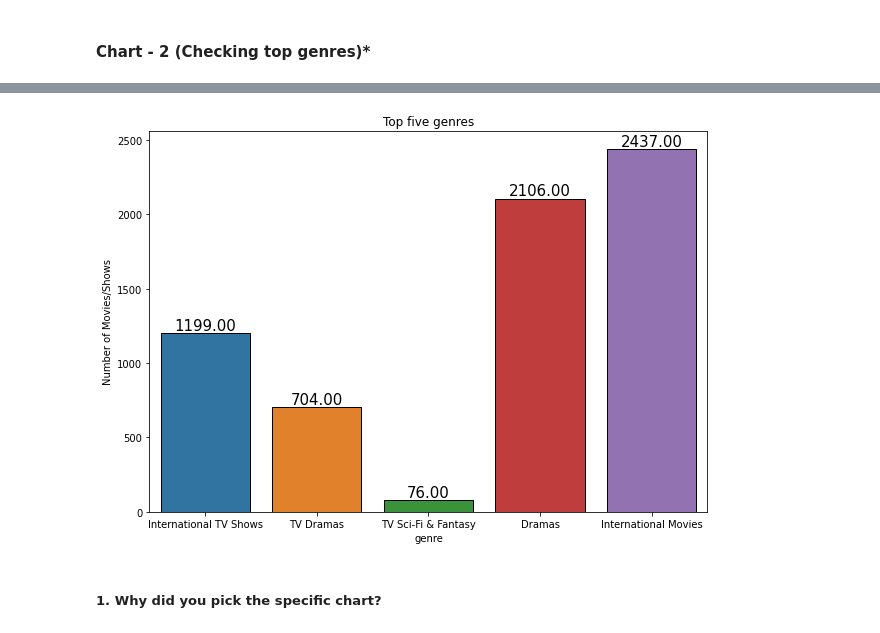
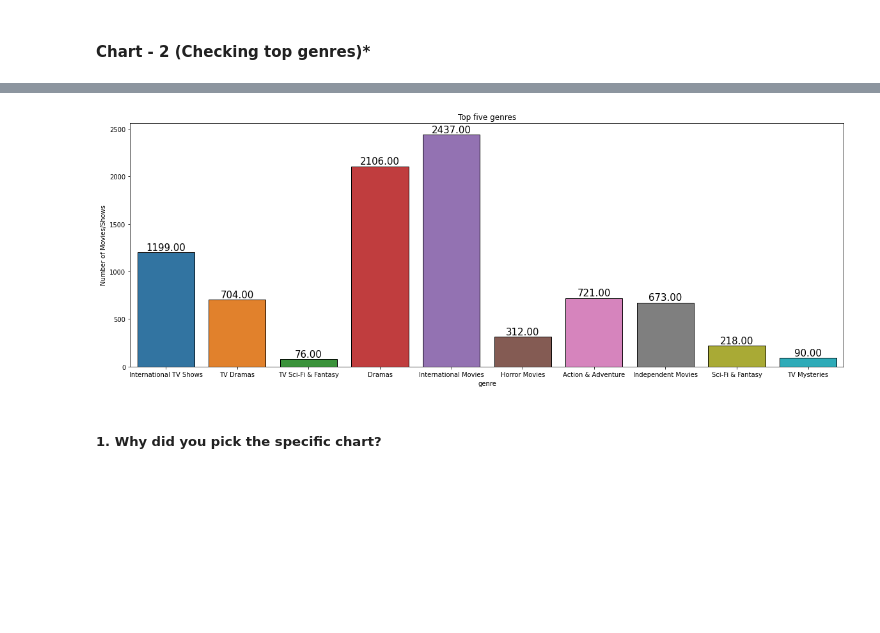
Before and after one commit to manjirikulkarni03/NETFLIX-MOVIES-AND-TV-SHOWS-CLUSTERING, a Jupyter notebook: INDIVIDUAL_NETFLIX_MOVIES_AND_TV_SHOWS_CLUSTERING.ipynb, the cells around one changed output, grey strips where cells are left out. Cells and saved outputs as stored; diff of their text form; code cells hidden in the pictures; blank space fills up the shorter version.

```diff
--- a/INDIVIDUAL_NETFLIX_MOVIES_AND_TV_SHOWS_CLUSTERING.ipynb
+++ b/INDIVIDUAL_NETFLIX_MOVIES_AND_TV_SHOWS_CLUSTERING.ipynb
@@ -400,0 +398,10 @@ By looking at above positively impacting features diagnostic or fitness company
+# %%
+# Word cloud for title
+title_word_cloud = netflix['title']
+text_title = " ".join(word for word in title_word_cloud)
+stopwords = set(STOPWORDS)
+wordcloud_title = WordCloud(stopwords = stopwords, background_color="pink").generate(text_title)
+plt.rcParams["figure.figsize"] = (14,6)
+plt.imshow(wordcloud_title, interpolation = 'bilinear')
+plt.axis("off")
+plt.show()
@@ -463,18 +475,18 @@ genre_df.sort_values('Number of Movies/Shows', ascending =True)[:5]
 # %%
-# Top 5 genres
-plt.figure(figsize=(10,7))
+# Top 10 genres
+plt.figure(figsize=(20,7))
 
 
-plots=sns.barplot(x=genre_df['genre'][:5],y=genre_df['Number of Movies/Shows'][:5],edgecolor='black')
+plots=sns.barplot(x=genre_df['genre'][:10],y=genre_df['Number of Movies/Shows'][:10],edgecolor='black')
 for bar in plots.patches:
     plots.annotate(format(bar.get_height(), '.2f'),
                    (bar.get_x() + bar.get_width() / 2,
                     bar.get_height()), ha='center', va='center',
                    size=15, xytext=(0, 8),
                    textcoords='offset points')
     plt.title('Top five genres')
 # %% [output]
-[figure, old version]
+[figure, new version]
 # %% [markdown]
 ##### 1. Why did you pick the specific chart?
 # %% [markdown]
```
Also changed, not shown: parts of 18 cells of this notebook.
